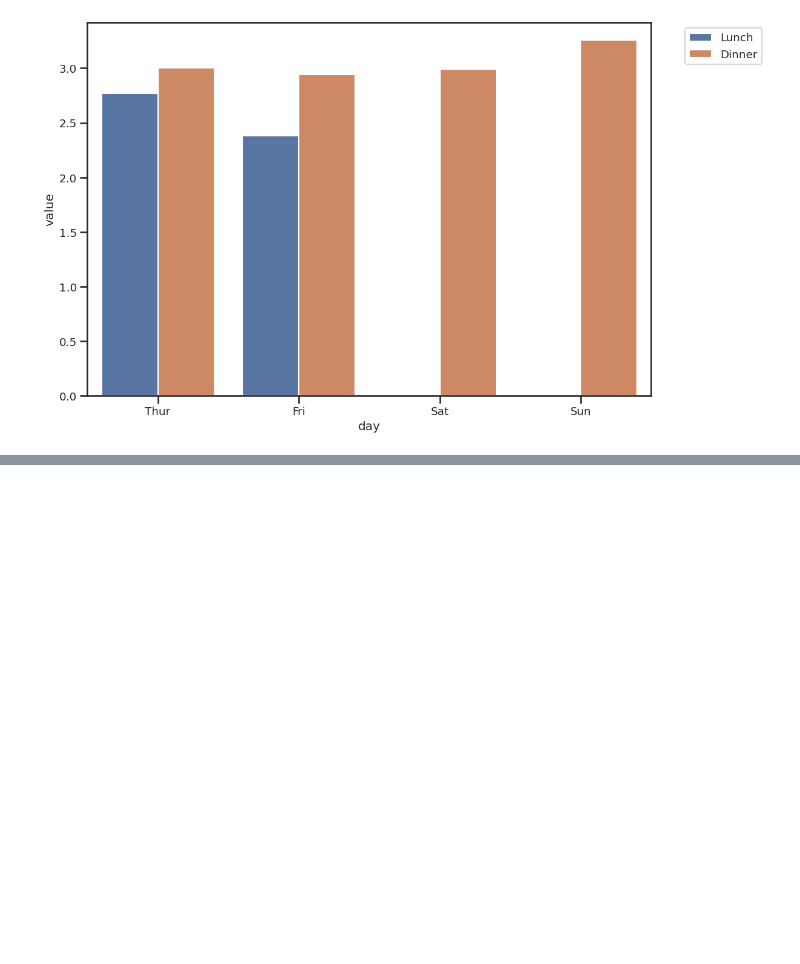
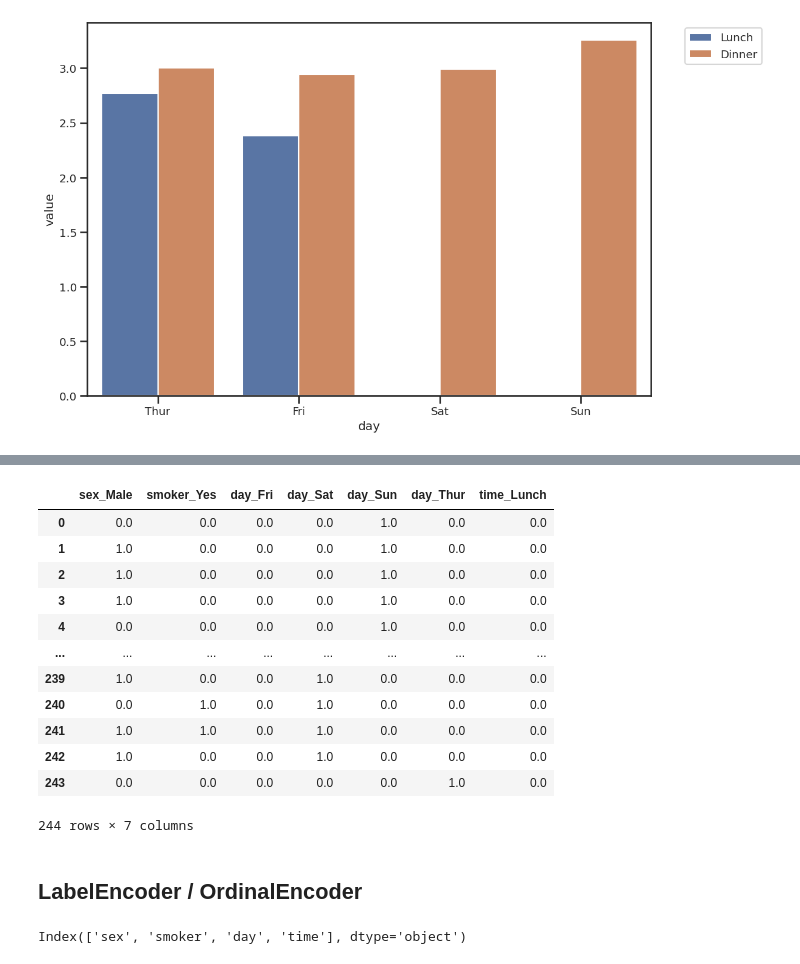
Before and after one commit to vcautela/Data_Wrangling, a Jupyter notebook: Data_Wrangling.ipynb, the cells around one changed output, grey strips where cells are left out. Drawn from its saved outputs; the diff is of its cells as text; code cells hidden in the pictures; blank space fills up the shorter version.

```diff
--- a/Data_Wrangling.ipynb
+++ b/Data_Wrangling.ipynb
@@ -594,0 +640,2 @@ plt.show()
+# %%
+categorical_columns = df.select_dtypes(exclude='number').columns
@@ -594,0 +666,21 @@ plt.show()
+# %%
+pd.DataFrame(
+    data=encoder.transform(df[categorical_columns]).toarray(),
+    columns=encoder.get_feature_names_out()
+)
+# %% [output]
+|  | sex_Male | smoker_Yes | day_Fri | day_Sat | day_Sun | day_Thur | time_Lunch |
+| 0 | 0.0 | 0.0 | 0.0 | 0.0 | 1.0 | 0.0 | 0.0 |
+| 1 | 1.0 | 0.0 | 0.0 | 0.0 | 1.0 | 0.0 | 0.0 |
+| 2 | 1.0 | 0.0 | 0.0 | 0.0 | 1.0 | 0.0 | 0.0 |
+| 3 | 1.0 | 0.0 | 0.0 | 0.0 | 1.0 | 0.0 | 0.0 |
+| 4 | 0.0 | 0.0 | 0.0 | 0.0 | 1.0 | 0.0 | 0.0 |
+| ... | ... | ... | ... | ... | ... | ... | ... |
+| 239 | 1.0 | 0.0 | 0.0 | 1.0 | 0.0 | 0.0 | 0.0 |
+| 240 | 0.0 | 1.0 | 0.0 | 1.0 | 0.0 | 0.0 | 0.0 |
+| 241 | 1.0 | 1.0 | 0.0 | 1.0 | 0.0 | 0.0 | 0.0 |
+| 242 | 1.0 | 0.0 | 0.0 | 1.0 | 0.0 | 0.0 | 0.0 |
+| 243 | 0.0 | 0.0 | 0.0 | 0.0 | 0.0 | 1.0 | 0.0 |
+244 rows × 7 columns
+# %% [markdown]
+## LabelEncoder / OrdinalEncoder
@@ -594,0 +689,4 @@ plt.show()
+# %%
+categorical_columns
+# %% [output]
+Index(['sex', 'smoker', 'day', 'time'], dtype='object')
```
Also changed, not shown: parts of 48 cells of this notebook.
